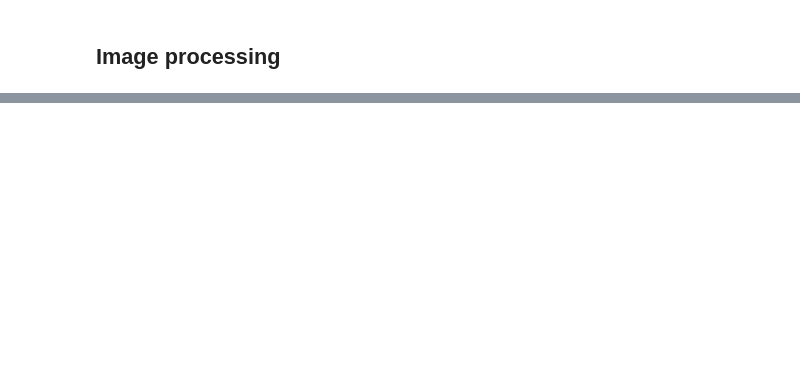
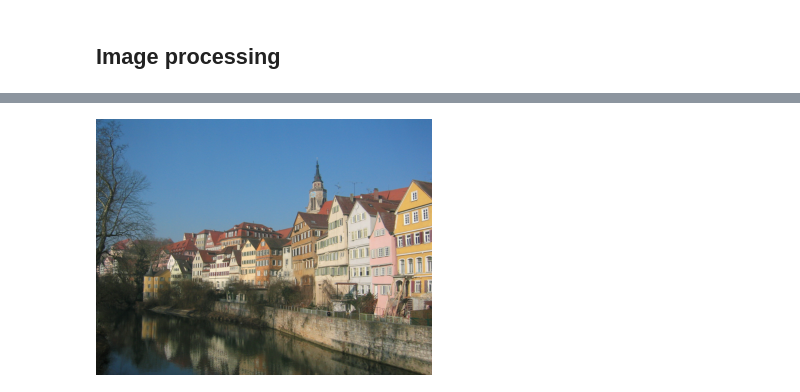
Before and after one commit to baronefr/neural-style-transfer, a Jupyter notebook: Huang_implementation.ipynb, the cells around one changed output, grey strips where cells are left out. Cells and saved outputs as stored; diff of their text form; code cells hidden in the pictures; blank space fills up the shorter version.

```diff
--- a/Huang_implementation.ipynb
+++ b/Huang_implementation.ipynb
@@ -545,0 +375,38 @@ tens2pil(T_c_s)
+# %%
+# take the original VGG-19 model (pretrained weights)
+vgg19 = torchvision.models.vgg19(weights='IMAGENET1K_V1')
+
+# according to VGG199 documentation, the network uses these
+# parameters for input normalization
+vgg19_mean = np.array( [0.485, 0.456, 0.406] )
+vgg19_std = np.array( [0.229, 0.224, 0.225] )
+
+
+
+# pre and post processing for images
+img_size = 256
+factor = 8 #VGG_Encoder.required_factor
+
+img_preprocess = transforms.Compose([
+        transforms.Resize(img_size),
+        CropToMultiple(factor), # enforce factorizability of the image shapes
+        transforms.ToTensor(),
+        transforms.Normalize(mean = vgg19_mean, std=vgg19_std),
+        transforms.Lambda(lambda x: x.mul_(255)),
+])
+
+img_revert = transforms.Compose([
+        transforms.Lambda(lambda x: x.mul_(1./255)),
+        transforms.Normalize(mean = [ 0., 0., 0. ], std = 1/vgg19_std),
+        transforms.Normalize(mean = -vgg19_mean, std = [1,1,1]),
+])
+
+transf_toPIL = transforms.Compose([ transforms.ToPILImage() ])
+
+def tens2pil( img_tensor ):
+    img_tensor = img_tensor.clone().detach()
+    # invert the input trasform
+    x = img_revert(img_tensor)
+    # removed burned areas
+    t = torch.clamp( x, min=0, max=1)
+    return transf_toPIL( torch.squeeze(t) )
@@ -545,0 +598,5 @@ tens2pil(T_c_s)
+# %%
+content_image = load_image("./image/tuebingen.jpg", device = device)
+tens2pil(content_image)
+# %% [output]
+[figure, added]
```
Also changed, not shown: parts of 47 cells of this notebook.
